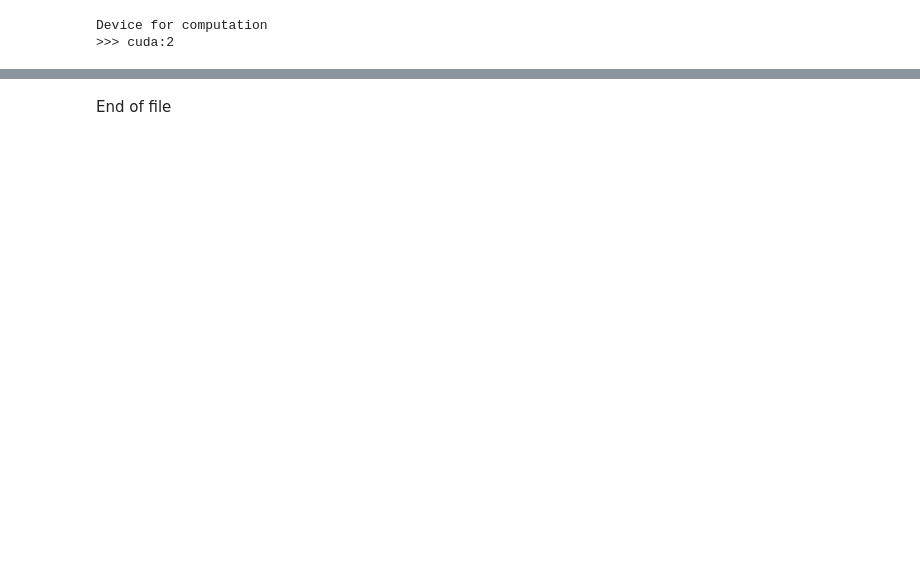
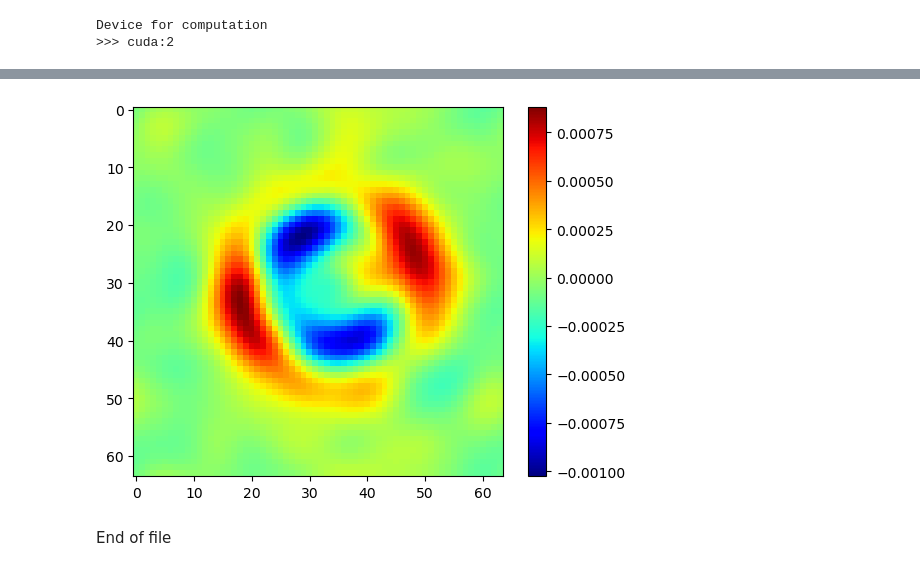
Before and after one commit to Gwangjae-Jung/deep_numerical, a Jupyter notebook: pytorch/experiments/fourier_spec_net.ipynb, the cells around one changed output, grey strips where cells are left out. Cells and saved outputs as stored; diff of their text form; code cells hidden in the pictures; blank space fills up the shorter version.

```diff
--- a/pytorch/experiments/fourier_spec_net.ipynb
+++ b/pytorch/experiments/fourier_spec_net.ipynb
@@ -55,23 +51,23 @@ class CustomDataset(Dataset):
     def __init__(
             self,
             distr:      torch.Tensor,
-            gain_fft:   torch.Tensor,
-            loss_fft:   torch.Tensor,
+            q_gain:     torch.Tensor,
+            q_loss:     torch.Tensor,
             vhs_alpha:  Optional[torch.Tensor]  = None,
             dim:        Optional[int]           = None,
             squeeze_space: bool = False,
         ) -> Self:
         self.dim:       int                         = dim
         self.distr:     torch.Tensor                = distr
-        self.gain_fft:  torch.Tensor                = gain_fft
-        self.loss_fft:  torch.Tensor                = loss_fft
+        self.q_gain:    torch.Tensor                = q_gain
+        self.q_loss:    torch.Tensor                = q_loss
         self.vhs_alpha: Optional[torch.Tensor]      = vhs_alpha
         self.__fft_dim: tuple[int] = tuple(range(1+dim, 1+2*dim))
 
         if squeeze_space:
-            self.distr      = self.distr.reshape(distr.size(0), *distr.shape[-1-dim:])
-            self.gain_fft   = self.gain_fft.reshape(gain_fft.size(0), *gain_fft.shape[-1-dim:])
-            self.loss_fft   = self.loss_fft.reshape(loss_fft.size(0), *loss_fft.shape[-1-dim:])
+            self.distr      = self.distr.reshape(-1, *distr.shape[-1-dim:])
+            self.q_gain   = self.q_gain.reshape(-1, *q_gain.shape[-1-dim:])
+            self.q_loss   = self.q_loss.reshape(-1, *q_loss.shape[-1-dim:])
             self.__fft_dim  = tuple(range(1, 1+dim))
 
         return
@@ -79,9 +75,9 @@ class CustomDataset(Dataset):
 
     def __getitem__(self, index: int) -> tuple[torch.Tensor]:
         if self.vhs_alpha:
-            return self.distr[index], self.gain_fft[index], self.loss_fft[index], self.vhs_alpha[index]
+            return self.distr[index], self.q_gain[index], self.q_loss[index], self.vhs_alpha[index]
         else:
-            return self.distr[index], self.gain_fft[index], self.loss_fft[index]
+            return self.distr[index], self.q_gain[index], self.q_loss[index]
 
     def __len__(self) -> int:
         return self.distr.size(0)
@@ -92,11 +88,12 @@ class CustomDataset(Dataset):
         return self.__fft_dim
 # %%
 dataset  = CustomDataset(
-    torch.tensor(file['data'], dtype=dtype),
-    torch.tensor(file['gain_fft'], dtype=dtype_complex),
-    torch.tensor(file['loss_fft'], dtype=dtype_complex),
+    file['input_distribution'].reshape(-1, 1, 1, RESOLUTION, RESOLUTION, 1),
+    file['collision_gain'].reshape(-1, 1, 1, RESOLUTION, RESOLUTION, 1) / VHS_COEFF,
+    file['collision_loss'].reshape(-1, 1, 1, RESOLUTION, RESOLUTION, 1) / VHS_COEFF,
     dim=DIMENSION,
     squeeze_space=False,
 )
 dataloader  = DataLoader(dataset, batch_size=256, shuffle=True)
 FFT_DIM = dataset.fft_dim
+print(FFT_DIM)
@@ -103,7 +102,7 @@ FFT_DIM = dataset.fft_dim
 # %%
-specnet     = FourierBoltzmannLayer(DIMENSION, 8, n_channels=1, n_weights=30).to(device)
-initialize_weights(specnet, 'xavier uniform')
-optimizer   = torch.optim.Adam(specnet.parameters(), lr=1e-4)
+specnet     = FourierBoltzmannLayer(DIMENSION, 8, n_channels=1, n_weights=2).to(device)
+initialize_weights(specnet, 'xavier normal')
+optimizer   = torch.optim.Adam(specnet.parameters(), lr=1e-2)
 
 print(specnet)
 # %% [output]
@@ -203,2 +200,13 @@ plt.show()
+# %%
+arr_f, arr_gain, arr_loss = dataset[:]
+arr_q = (arr_gain - arr_loss).to(device)
+pred = specnet.forward(torch.fft.fftn(arr_f.to(device), dim=FFT_DIM, norm=FFT_NORM))
+pred = torch.fft.ifftn(pred, dim=FFT_DIM, norm=FFT_NORM).real.detach()
+# %%
+plt.imshow((pred-arr_q)[51*30, 0, 0, ..., 0].cpu().numpy(), cmap='jet')
+plt.colorbar()
+plt.show()
+# %% [output]
+[figure, added]
 # %% [markdown]
 End of file
```
Also changed, not shown: parts of 7 cells of this notebook, 16 other files.
